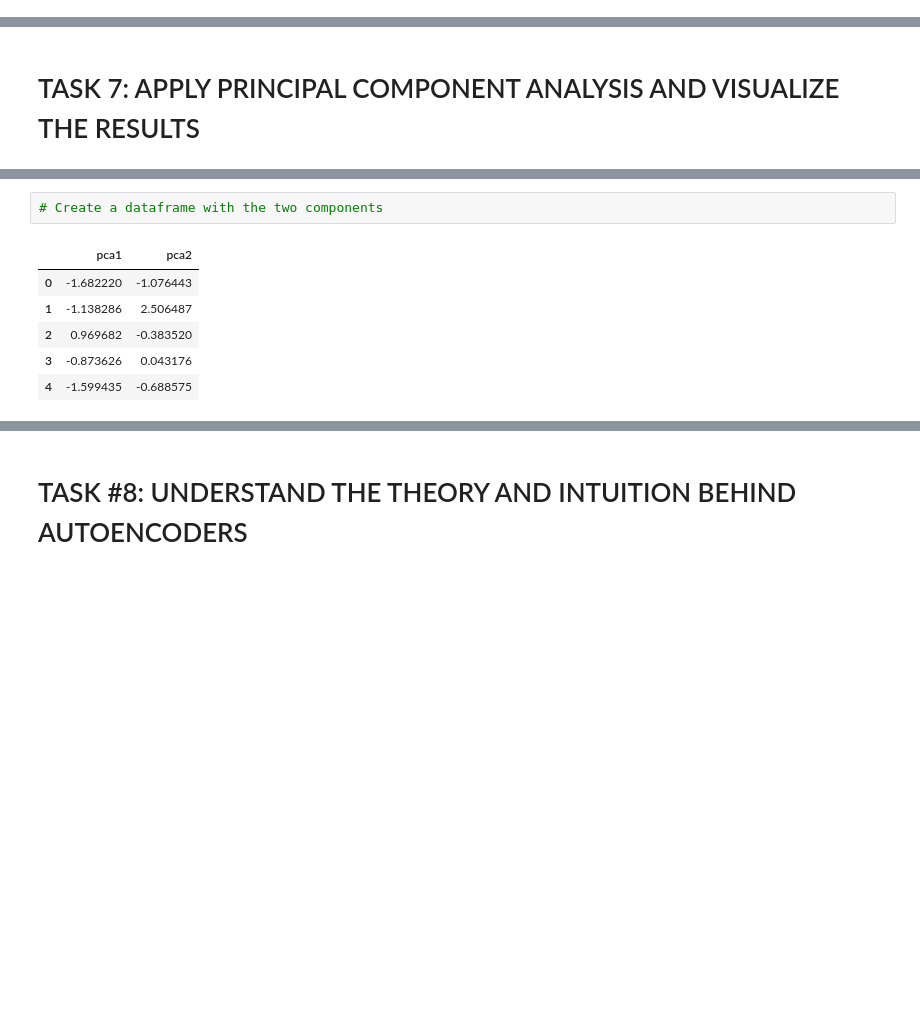
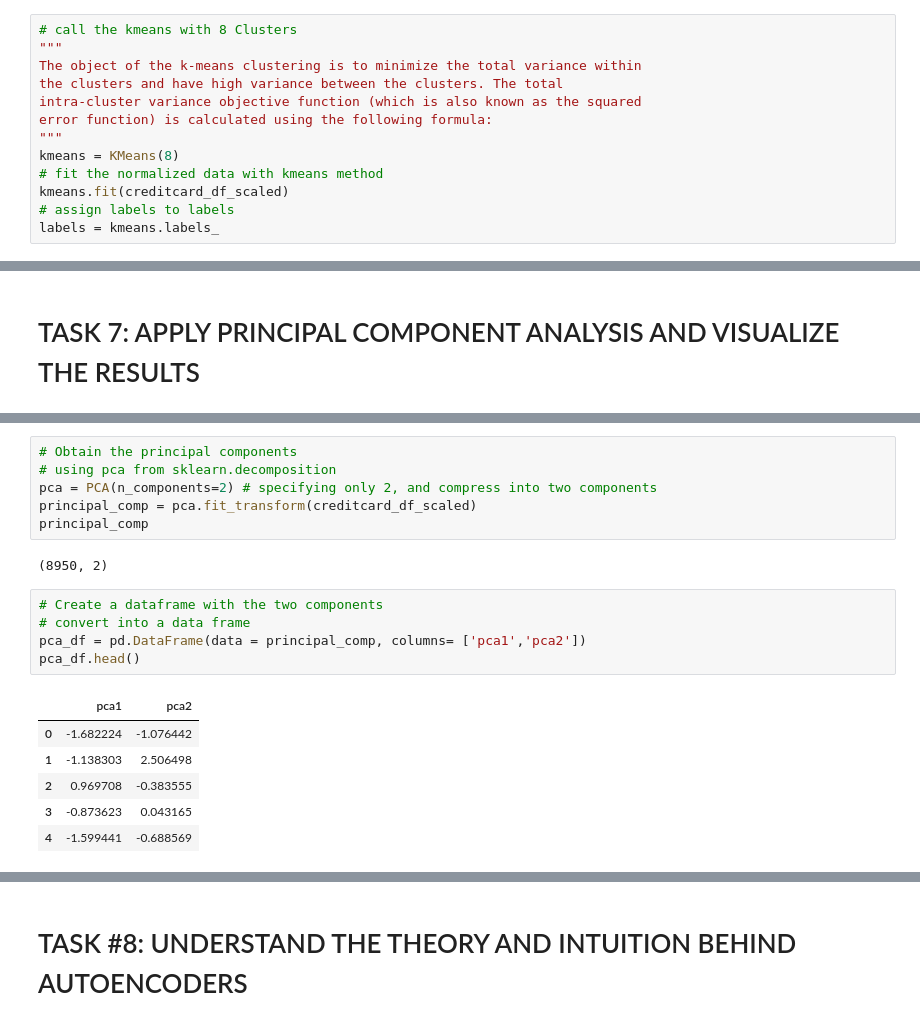
Before and after one commit to lavarius/DSCaseStudies, a Jupyter notebook: MDB_Marketing_Department.ipynb, the cells around one changed output, grey strips where cells are left out. Cells and saved outputs as stored; diff of their text form; blank space fills up the shorter version.

```diff
--- a/MDB_Marketing_Department.ipynb
+++ b/MDB_Marketing_Department.ipynb
@@ -378,0 +365,13 @@ plt.show()
+# %%
+# call the kmeans with 8 Clusters
+"""
+The object of the k-means clustering is to minimize the total variance within
+the clusters and have high variance between the clusters. The total
+intra-cluster variance objective function (which is also known as the squared
+error function) is calculated using the following formula:
+"""
+kmeans = KMeans(8)
+# fit the normalized data with kmeans method
+kmeans.fit(creditcard_df_scaled)
+# assign labels to labels
+labels = kmeans.labels_
@@ -448,9 +511,20 @@ array([[-1.68222007, -1.07644301],
+# %%
+# Obtain the principal components
+# using pca from sklearn.decomposition
+pca = PCA(n_components=2) # specifying only 2, and compress into two components
+principal_comp = pca.fit_transform(creditcard_df_scaled)
+principal_comp
+# %% [output]
+(8950, 2)
 # %%
 # Create a dataframe with the two components
+# convert into a data frame
+pca_df = pd.DataFrame(data = principal_comp, columns= ['pca1','pca2'])
+pca_df.head()
 # %% [output]
 |  | pca1 | pca2 |
-| 0 | -1.682220 | -1.076443 |
-| 1 | -1.138286 | 2.506487 |
-| 2 | 0.969682 | -0.383520 |
-| 3 | -0.873626 | 0.043176 |
-| 4 | -1.599435 | -0.688575 |
+| 0 | -1.682224 | -1.076442 |
+| 1 | -1.138303 | 2.506498 |
+| 2 | 0.969708 | -0.383555 |
+| 3 | -0.873623 | 0.043165 |
+| 4 | -1.599441 | -0.688569 |
```
Also changed, not shown: parts of 35 cells of this notebook.
